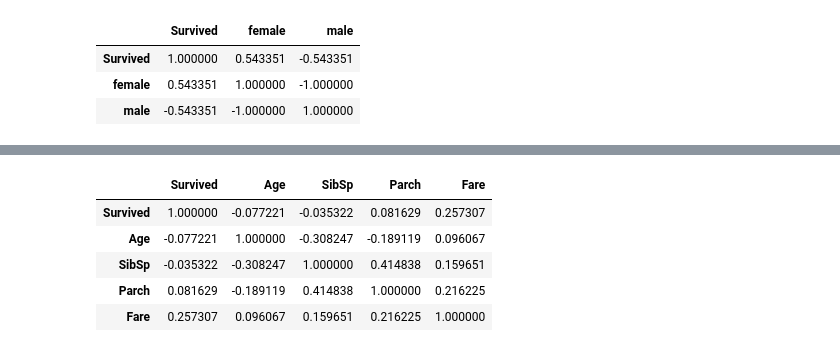
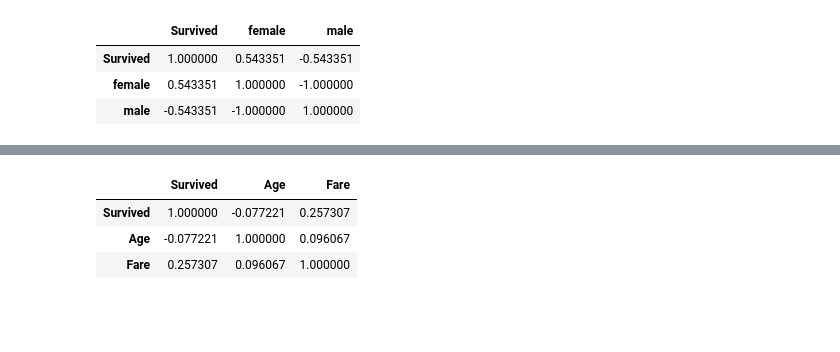
Before and after one commit to yaskyj/investigate-data-set, a Jupyter notebook: InvestigateTitanicData.ipynb, the cells around one changed output, grey strips where cells are left out. Cells and saved outputs as stored; diff of their text form; code cells hidden in the pictures; blank space fills up the shorter version.

```diff
--- a/InvestigateTitanicData.ipynb
+++ b/InvestigateTitanicData.ipynb
@@ -92,10 +136,8 @@ pd.concat([df['Survived'], pd.get_dummies(df['Sex']).rename(columns=lambda x: st
 # %%
 #Calculate the correlations
-df[['Survived', 'Age', 'SibSp', 'Parch', 'Fare']].corr()
+df[['Survived', 'Age', 'Fare']].corr()
 # %% [output]
-|  | Survived | Age | SibSp | Parch | Fare |
-| Survived | 1.000000 | -0.077221 | -0.035322 | 0.081629 | 0.257307 |
-| Age | -0.077221 | 1.000000 | -0.308247 | -0.189119 | 0.096067 |
-| SibSp | -0.035322 | -0.308247 | 1.000000 | 0.414838 | 0.159651 |
-| Parch | 0.081629 | -0.189119 | 0.414838 | 1.000000 | 0.216225 |
-| Fare | 0.257307 | 0.096067 | 0.159651 | 0.216225 | 1.000000 |
+|  | Survived | Age | Fare |
+| Survived | 1.000000 | -0.077221 | 0.257307 |
+| Age | -0.077221 | 1.000000 | 0.096067 |
+| Fare | 0.257307 | 0.096067 | 1.000000 |
```
Also changed, not shown: parts of 13 cells of this notebook.
